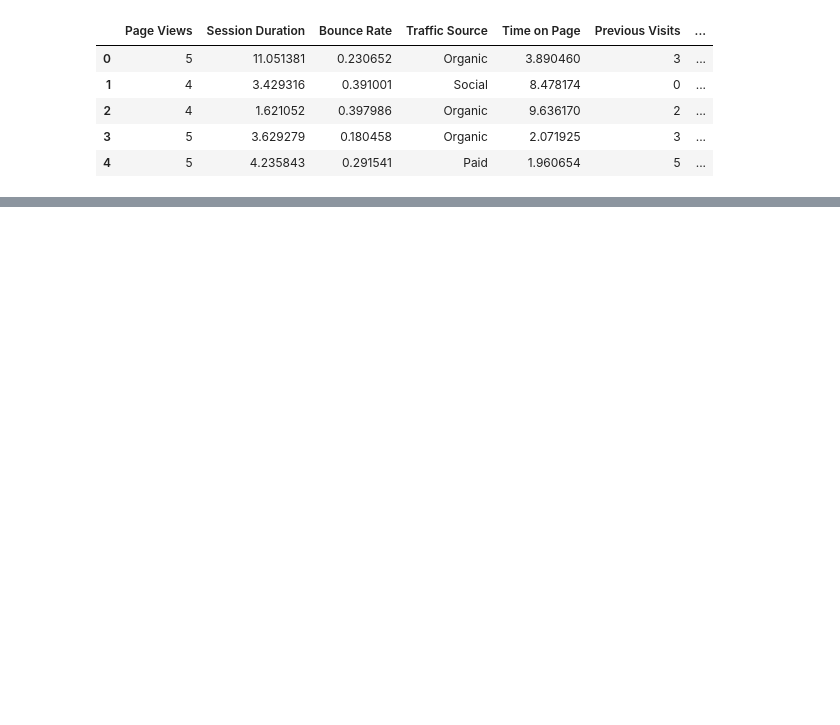
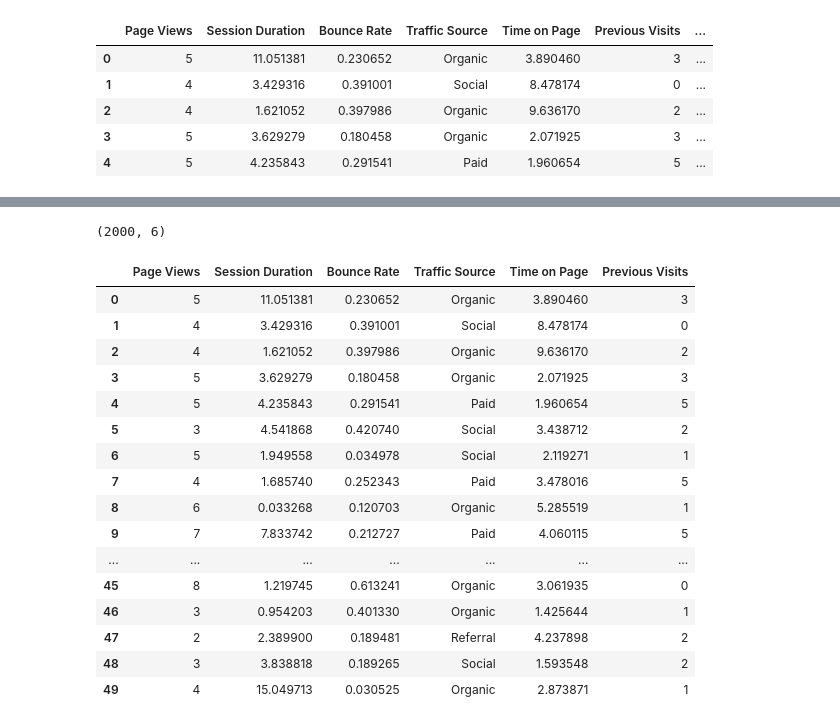
Before and after one commit to Himanshutiwari321/User-Return-Prediction---Startup---ML, a Jupyter notebook: notebooks/02_Clening.ipynb, the cells around one changed output, grey strips where cells are left out. Saved outputs shown, nothing was run; the diff lists cells and outputs as text; code cells hidden in the pictures; blank space fills up the shorter version.

```diff
--- a/notebooks/02_Clening.ipynb
+++ b/notebooks/02_Clening.ipynb
@@ -87,0 +134,24 @@ for col in num_cols:
+# %%
+df.shape
+# %% [output]
+(2000, 6)
+# %%
+df.head(50)
+# %% [output]
+|  | Page Views | Session Duration | Bounce Rate | Traffic Source | Time on Page | Previous Visits |
+| 0 | 5 | 11.051381 | 0.230652 | Organic | 3.890460 | 3 |
+| 1 | 4 | 3.429316 | 0.391001 | Social | 8.478174 | 0 |
+| 2 | 4 | 1.621052 | 0.397986 | Organic | 9.636170 | 2 |
+| 3 | 5 | 3.629279 | 0.180458 | Organic | 2.071925 | 3 |
+| 4 | 5 | 4.235843 | 0.291541 | Paid | 1.960654 | 5 |
+| 5 | 3 | 4.541868 | 0.420740 | Social | 3.438712 | 2 |
+| 6 | 5 | 1.949558 | 0.034978 | Social | 2.119271 | 1 |
+| 7 | 4 | 1.685740 | 0.252343 | Paid | 3.478016 | 5 |
+| 8 | 6 | 0.033268 | 0.120703 | Organic | 5.285519 | 1 |
+| 9 | 7 | 7.833742 | 0.212727 | Paid | 4.060115 | 5 |
+| ... | ... | ... | ... | ... | ... | ... |
+| 45 | 8 | 1.219745 | 0.613241 | Organic | 3.061935 | 0 |
+| 46 | 3 | 0.954203 | 0.401330 | Organic | 1.425644 | 1 |
+| 47 | 2 | 2.389900 | 0.189481 | Referral | 4.237898 | 2 |
+| 48 | 3 | 3.838818 | 0.189265 | Social | 1.593548 | 2 |
+| 49 | 4 | 15.049713 | 0.030525 | Organic | 2.873871 | 1 |
```
Also changed, not shown: parts of 11 cells of this notebook, 1 other file.
